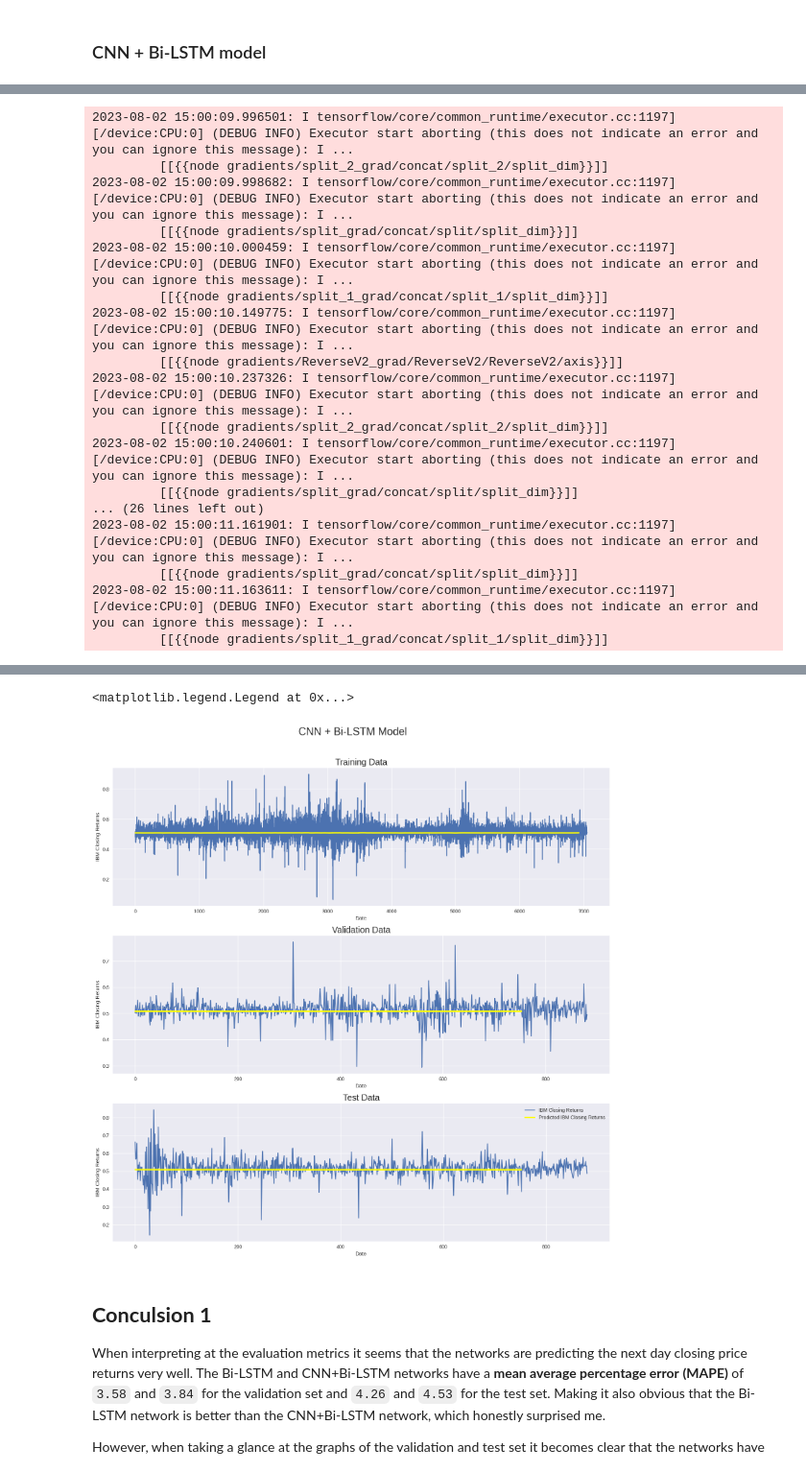
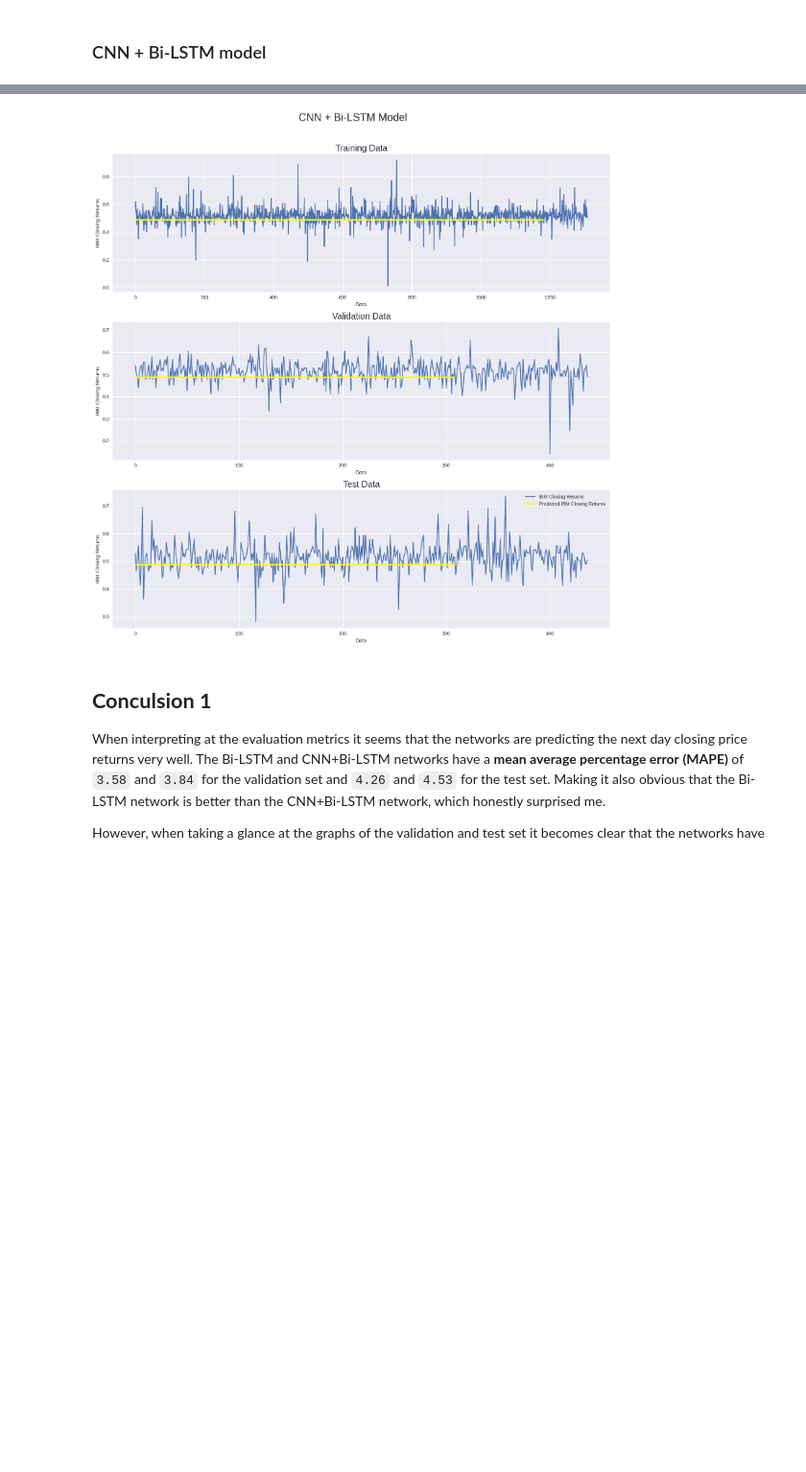
Before and after one commit to MikChristensen/Python-ML-Trading, a Jupyter notebook: 07 Mixed model/IBM_PriceFeatures_V01.ipynb, the cells around one changed output, grey strips where cells are left out. Shown at 96% size. Cells and saved outputs as stored; diff of their text form; code cells hidden in the pictures; blank space fills up the shorter version.

```diff
--- a/07 Mixed model/IBM_PriceFeatures_V01.ipynb
+++ b/07 Mixed model/IBM_PriceFeatures_V01.ipynb
@@ -113,6 +113,18 @@ df['Close'] = (df['Close'] - min_return) / (max_return - min_return)
 # %%
 train_df, val_df, test_df = np.split(df.sample(frac=1, random_state=42),
                        [int(.6*len(df)), int(.8*len(df))])
+
+X_cols = ['Open', 'High', 'Low', 'Close', 'Adj Close', 'returns']
+y_cols = 'target'
+
+df_X_train = train_df[X_cols]
+df_y_train = train_df[y_cols]
+
+df_X_val = val_df[X_cols]
+df_y_val = val_df[y_cols]
+
+df_X_test = test_df[X_cols]
+df_y_test = test_df[y_cols]
 # %% [markdown]
 ## Print the shapes of the datasets
 # %%
@@ -171,8 +168,8 @@ plt.legend(loc='best')
 # Training data
 X_train, y_train = [], []
 for i in range(seq_len, len(train_data)):
-  X_train.append(train_data[i-seq_len:i]) # Chunks of training data with a length of 128 df-rows
-  y_train.append(train_data[:, 3][i]) #Value of 4th column (Close Price) of df-row 128+1
+  X_train.append(df_X_train[i-seq_len:i]) # Chunks of training data with a length of 128 df-rows
+  y_train.append(df_y_train[i]) #Value of 4th column (Close Price) of df-row 128+1
 X_train, y_train = np.array(X_train), np.array(y_train)
 
 ###############################################################################
@@ -180,8 +177,8 @@ X_train, y_train = np.array(X_train), np.array(y_train)
 # Validation data
 X_val, y_val = [], []
 for i in range(seq_len, len(val_data)):
-    X_val.append(val_data[i-seq_len:i])
-    y_val.append(val_data[:, 3][i])
+    X_val.append(df_X_val[i-seq_len:i])
+    y_val.append(df_y_val[i])
 X_val, y_val = np.array(X_val), np.array(y_val)
 
 ###############################################################################
@@ -189,8 +186,8 @@ X_val, y_val = np.array(X_val), np.array(y_val)
 # Test data
 X_test, y_test = [], []
 for i in range(seq_len, len(test_data)):
-    X_test.append(test_data[i-seq_len:i])
-    y_test.append(test_data[:, 3][i])
+    X_test.append(df_X_test[i-seq_len:i])
+    y_test.append(df_y_test[i])
 X_test, y_test = np.array(X_test), np.array(y_test)
 
 print(X_train.shape, y_train.shape)
@@ -316,7 +293,7 @@ def Inception_C(layer_in, c7):
 ### Bi-LSTM model
 # %%
 def create_model():
-  in_seq = Input(shape = (seq_len, 5))
+  in_seq = Input(shape = (seq_len, 6))
 
   x = Bidirectional(LSTM(128, return_sequences=True))(in_seq)
   x = Bidirectional(LSTM(128, return_sequences=True))(x)
@@ -466,7 +410,7 @@ Epoch 16/100
 ### CNN + Bi-LSTM model
 # %%
 def create_model():
-  in_seq = Input(shape=(seq_len, 5))
+  in_seq = Input(shape=(seq_len, 6))
 
   x = Inception_A(in_seq, 32)
   x = Inception_A(x, 32)
@@ -633,17 +521,0 @@ Epoch 5: val_loss did not improve from 0.00148
-2023-08-02 15:00:09.996501: I tensorflow/core/common_runtime/executor.cc:1197] [/device:CPU:0] (DEBUG INFO) Executor start aborting (this does not indicate an error and you can ignore this message): I ...
-         [[{{node gradients/split_2_grad/concat/split_2/split_dim}}]]
-2023-08-02 15:00:09.998682: I tensorflow/core/common_runtime/executor.cc:1197] [/device:CPU:0] (DEBUG INFO) Executor start aborting (this does not indicate an error and you can ignore this message): I ...
-         [[{{node gradients/split_grad/concat/split/split_dim}}]]
-2023-08-02 15:00:10.000459: I tensorflow/core/common_runtime/executor.cc:1197] [/device:CPU:0] (DEBUG INFO) Executor start aborting (this does not indicate an error and you can ignore this message): I ...
-         [[{{node gradients/split_1_grad/concat/split_1/split_dim}}]]
-2023-08-02 15:00:10.149775: I tensorflow/core/common_runtime/executor.cc:1197] [/device:CPU:0] (DEBUG INFO) Executor start aborting (this does not indicate an error and you can ignore this message): I ...
-         [[{{node gradients/ReverseV2_grad/ReverseV2/ReverseV2/axis}}]]
-2023-08-02 15:00:10.237326: I tensorflow/core/common_runtime/executor.cc:1197] [/device:CPU:0] (DEBUG INFO) Executor start aborting (this does not indicate an error and you can ignore this message): I ...
-         [[{{node gradients/split_2_grad/concat/split_2/split_dim}}]]
-2023-08-02 15:00:10.240601: I tensorflow/core/common_runtime/executor.cc:1197] [/device:CPU:0] (DEBUG INFO) Executor start aborting (this does not indicate an error and you can ignore this message): I ...
-         [[{{node gradients/split_grad/concat/split/split_dim}}]]
-... (26 lines left out)
-2023-08-02 15:00:11.161901: I tensorflow/core/common_runtime/executor.cc:1197] [/device:CPU:0] (DEBUG INFO) Executor start aborting (this does not indicate an error and you can ignore this message): I ...
-         [[{{node gradients/split_grad/concat/split/split_dim}}]]
-2023-08-02 15:00:11.163611: I tensorflow/core/common_runtime/executor.cc:1197] [/device:CPU:0] (DEBUG INFO) Executor start aborting (this does not indicate an error and you can ignore this message): I ...
-         [[{{node gradients/split_1_grad/concat/split_1/split_dim}}]]
@@ -654,5 +522,4 @@ Test Data - Loss: 0.0018, MAE: 0.0305, MAPE: 6.0689
-<matplotlib.legend.Legend at 0x...>
-[figure, old version]
+[figure, new version]
 # %% [markdown]
 ## **Conculsion 1**
 When interpreting at the evaluation metrics it seems that the networks are predicting the next day closing price returns very well. The Bi-LSTM and CNN+Bi-LSTM networks have a **mean average percentage error** **(MAPE)** of  `3.58` and `3.84` for the validation set and `4.26` and `4.53` for the test set.
```
Also changed, not shown: parts of 6 cells of this notebook.
